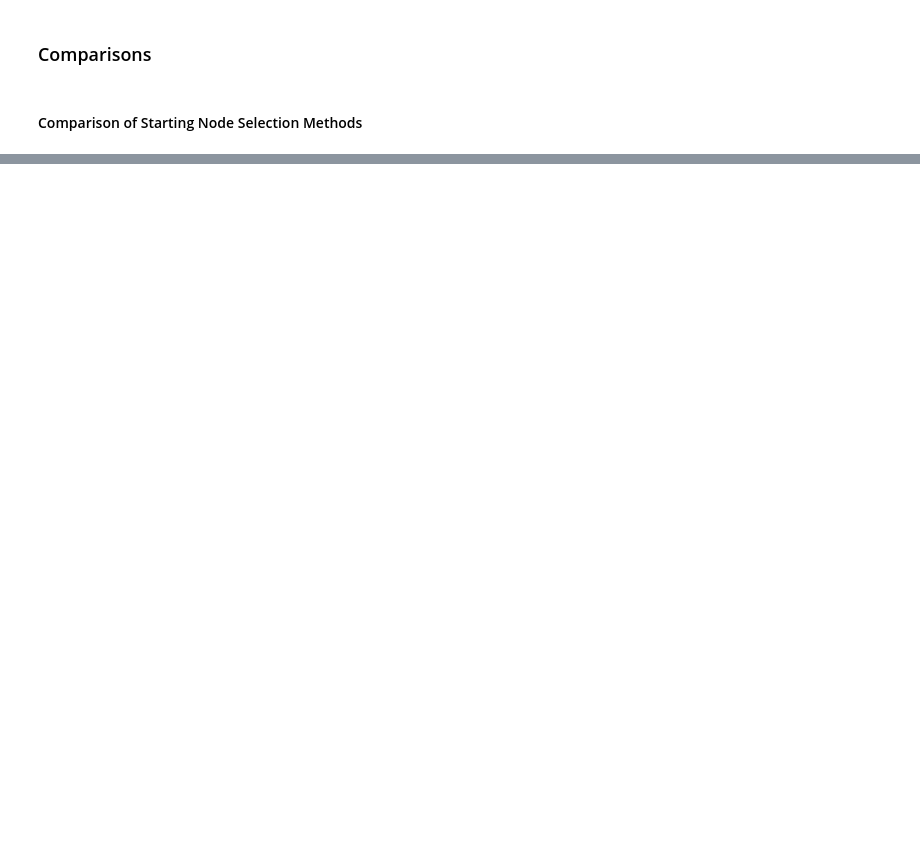
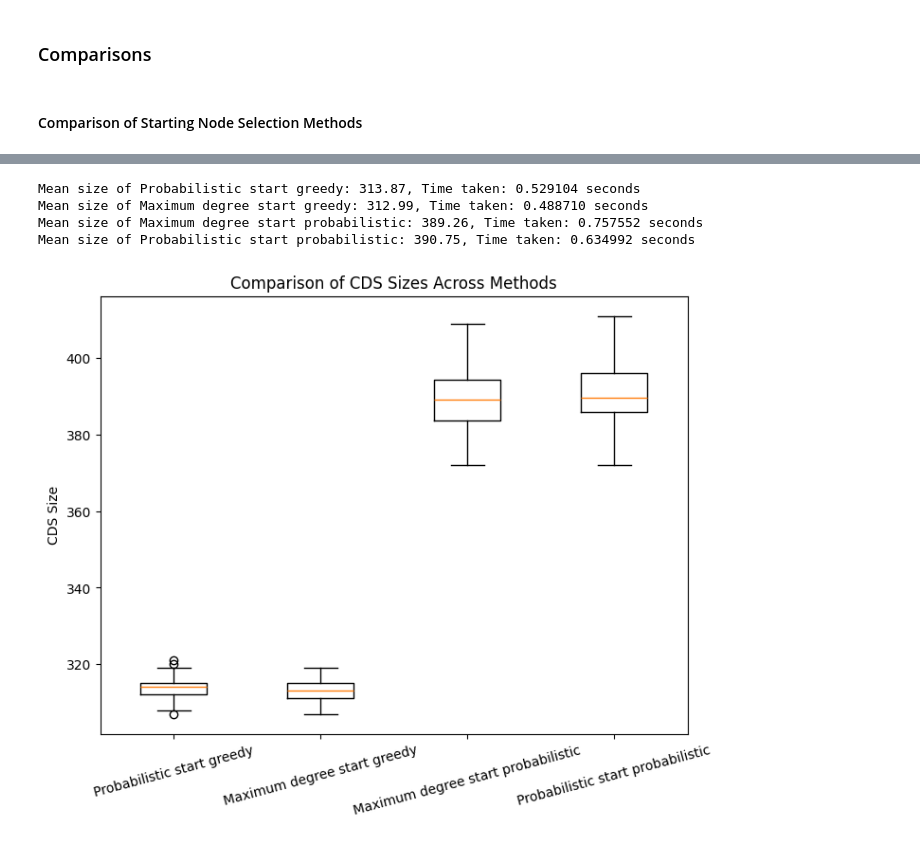
Before and after one commit to BlueRaddish/MCDS_Optimization, a Jupyter notebook: Grid_Graph/greedy_algorithm.ipynb, the cells around one changed output, grey strips where cells are left out. Drawn from its saved outputs; the diff is of its cells as text; code cells hidden in the pictures; blank space fills up the shorter version.

```diff
--- a/Grid_Graph/greedy_algorithm.ipynb
+++ b/Grid_Graph/greedy_algorithm.ipynb
@@ -178,9 +219,30 @@ s4 = print_runtime_greedy("Probabilistic start probabilistic", select_starting_n
 # %%
 grid_graph = generate_2D_grid_graph(30, 30)
 
-print_runtime_greedy("Probabilistic start greedy", select_starting_node_8way_probablistic, greedy_connected_dominating_set, grid_graph, num_trials)
-print_runtime_greedy("Maximum degree start greedy", select_starting_node_max_neighbors, greedy_connected_dominating_set, grid_graph, num_trials)
-print_runtime_greedy("Maximum degree start probabilistic", select_starting_node_max_neighbors, probabilistic_greedy_connected_dominating_set, grid_graph, num_trials)
-print_runtime_greedy("Probabilistic start probabilistic", select_starting_node_8way_probablistic, probabilistic_greedy_connected_dominating_set, grid_graph, num_trials)
+s1 = print_runtime_greedy("Probabilistic start greedy", select_starting_node_8way_probablistic, greedy_connected_dominating_set, grid_graph, num_trials)
+s2 = print_runtime_greedy("Maximum degree start greedy", select_starting_node_max_neighbors, greedy_connected_dominating_set, grid_graph, num_trials)
+s3 = print_runtime_greedy("Maximum degree start probabilistic", select_starting_node_max_neighbors, probabilistic_greedy_connected_dominating_set, grid_graph, num_trials)
+s4 = print_runtime_greedy("Probabilistic start probabilistic", select_starting_node_8way_probablistic, probabilistic_greedy_connected_dominating_set, grid_graph, num_trials)
+
+data = [s1, s2, s3, s4]
+labels = [
+    "Probabilistic start greedy",
+    "Maximum degree start greedy",
+    "Maximum degree start probabilistic",
+    "Probabilistic start probabilistic"
+]
+
+plt.figure(figsize=(8, 6))
+plt.boxplot(data, labels=labels)
+plt.ylabel("CDS Size")
+plt.title("Comparison of CDS Sizes Across Methods")
+plt.xticks(rotation=15)
+plt.show()
+# %% [output]
+Mean size of Probabilistic start greedy: 313.87, Time taken: 0.529104 seconds
+Mean size of Maximum degree start greedy: 312.99, Time taken: 0.488710 seconds
+Mean size of Maximum degree start probabilistic: 389.26, Time taken: 0.757552 seconds
+Mean size of Probabilistic start probabilistic: 390.75, Time taken: 0.634992 seconds
+[figure, added]
 # %%
 # Increase trial time latr
```
Also changed, not shown: parts of 8 cells of this notebook.
